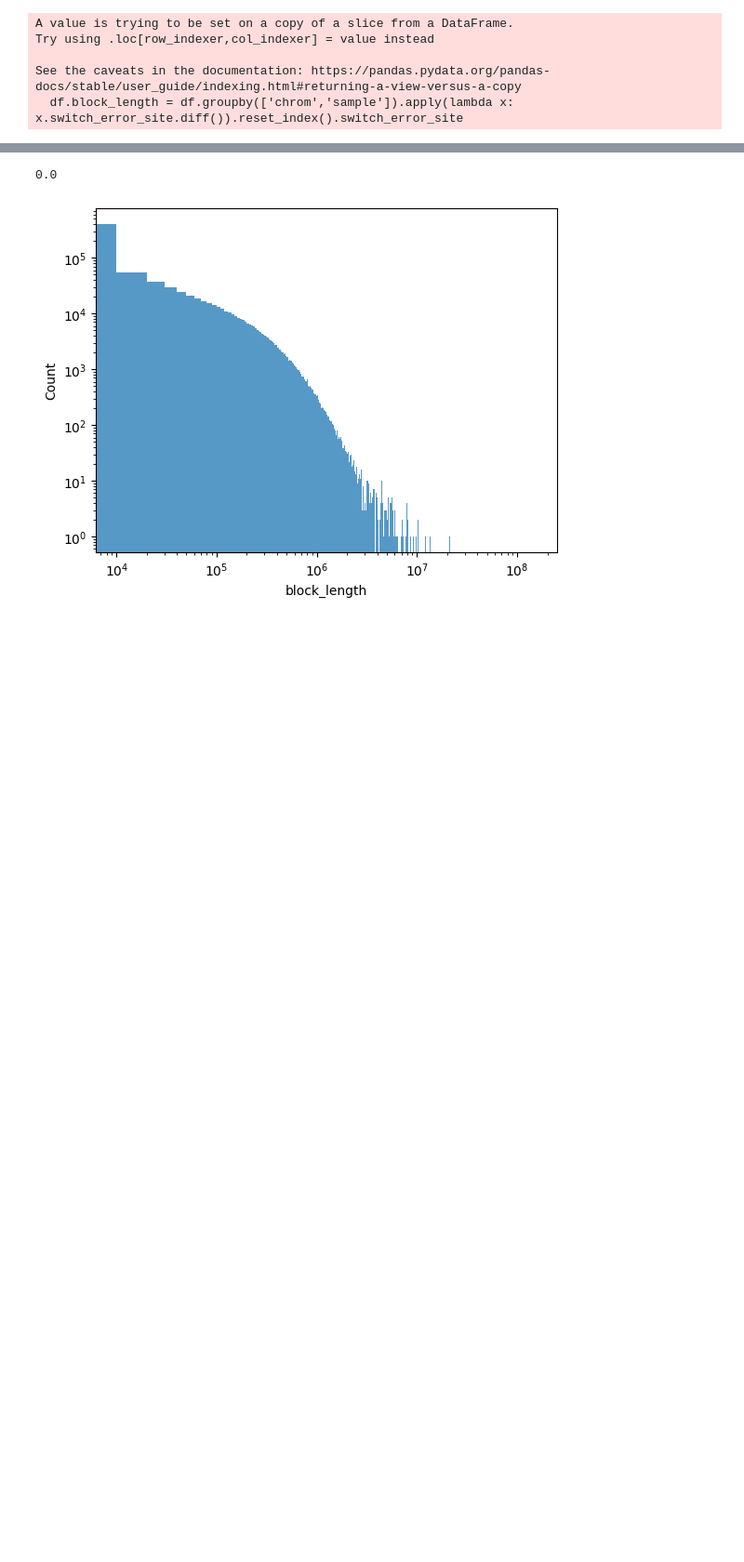
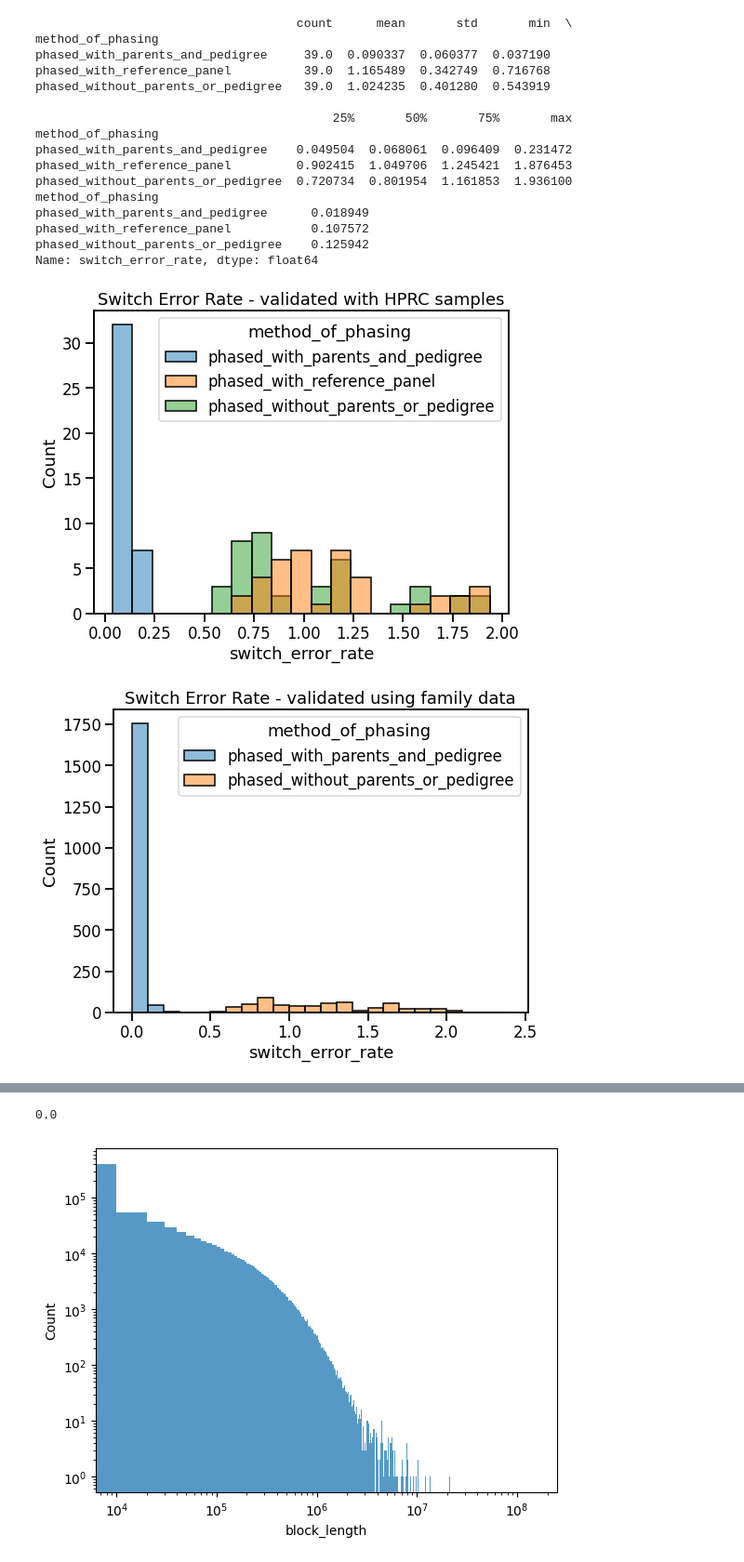
Before and after one commit to JosephLalli/phasing_T2T, a Jupyter notebook: analyze_resulting_statistics.ipynb, the cells around one changed output, grey strips where cells are left out. Shown at 93% size. Saved outputs shown, nothing was run; the diff lists cells and outputs as text; code cells hidden in the pictures; blank space fills up the shorter version.

Commit message:
Add switch error rate statistics

```diff
--- a/analyze_resulting_statistics.ipynb
+++ b/analyze_resulting_statistics.ipynb
@@ -101,9 +89,0 @@ def calc_block_lengths(df):
-# %%
-phasing_stats_datasets['block_length']['block_length'] = np.nan
-df = phasing_stats_datasets['block_length'].loc[((phasing_stats_datasets['block_length'].method_of_phasing=='phased_with_reference_panel')
-                                           & (phasing_stats_datasets['block_length'].ground_truth_data_source=='HPRC_samples')
-                                           & (phasing_stats_datasets['block_length'].variants=='common_variants'))]
-
-# for chrom in df.chrom.unique():
-#     for sample in df['sample'].unique():
-#         df.block_length = df.loc[(df.chrom==chrom) & (df['sample']==sample)].switch_error_site.diff()
@@ -119,8 +90,36 @@ for (method_of_phasing, ground_truth_data_source, variant_category, chrom, sampl
-# %%
-phasing_stats_datasets['block_length']['block_length'] =
-# %% [output]
-A value is trying to be set on a copy of a slice from a DataFrame.
-Try using .loc[row_indexer,col_indexer] = value instead
-
-See the caveats in the documentation: https://pandas.pydata.org/pandas-docs/stable/user_guide/indexing.html#returning-a-view-versus-a-copy
-  df.block_length = df.groupby(['chrom','sample']).apply(lambda x: x.switch_error_site.diff()).reset_index().switch_error_site
+# %%
+switch_errors = post_process_switch_and_flips(phasing_stats_datasets['flips_and_switches']).reset_index()
+
+plot_HPRC = switch_errors.loc[(switch_errors.ground_truth_data_source=='HPRC_samples') & (switch_errors.variants=='rare_variants')]
+plot_trios = switch_errors.loc[(switch_errors.ground_truth_data_source=='trios') & (switch_errors.variants=='rare_variants')]
+
+sns.set_context('talk')
+plt.figure(figsize=(8,6))
+ax = sns.histplot(x='switch_error_rate', binwidth=.1, hue='method_of_phasing', data=plot_HPRC)
+ax.set_title('Switch Error Rate - validated with HPRC samples')
+plt.figure(figsize=(8,6))
+ax = sns.histplot(x='switch_error_rate', binwidth=.1, hue='method_of_phasing', data=plot_trios)
+ax.set_title('Switch Error Rate - validated using family data')
+
+print(plot_HPRC.groupby('method_of_phasing').switch_error_rate.describe())
+
+print(plot_HPRC.groupby('method_of_phasing').switch_error_rate.sem()*1.96)
+# %% [output]
+                                    count      mean       std       min  \
+method_of_phasing
+phased_with_parents_and_pedigree     39.0  0.090337  0.060377  0.037190
+phased_with_reference_panel          39.0  1.165489  0.342749  0.716768
+phased_without_parents_or_pedigree   39.0  1.024235  0.401280  0.543919
+
+                                         25%       50%       75%       max
+method_of_phasing
+phased_with_parents_and_pedigree    0.049504  0.068061  0.096409  0.231472
+phased_with_reference_panel         0.902415  1.049706  1.245421  1.876453
+phased_without_parents_or_pedigree  0.720734  0.801954  1.161853  1.936100
+method_of_phasing
+phased_with_parents_and_pedigree      0.018949
+phased_with_reference_panel           0.107572
+phased_without_parents_or_pedigree    0.125942
+Name: switch_error_rate, dtype: float64
+[figure, added]
+[figure, added]
```
Also changed, not shown: parts of 12 cells of this notebook, 1 other file.
